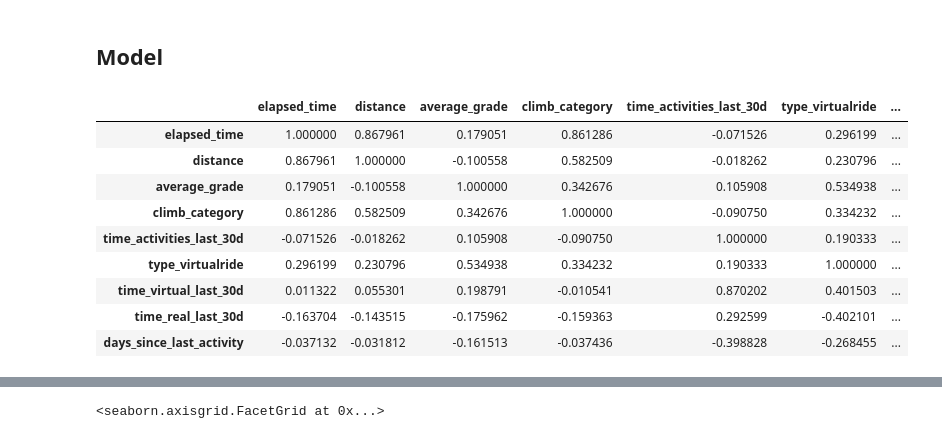
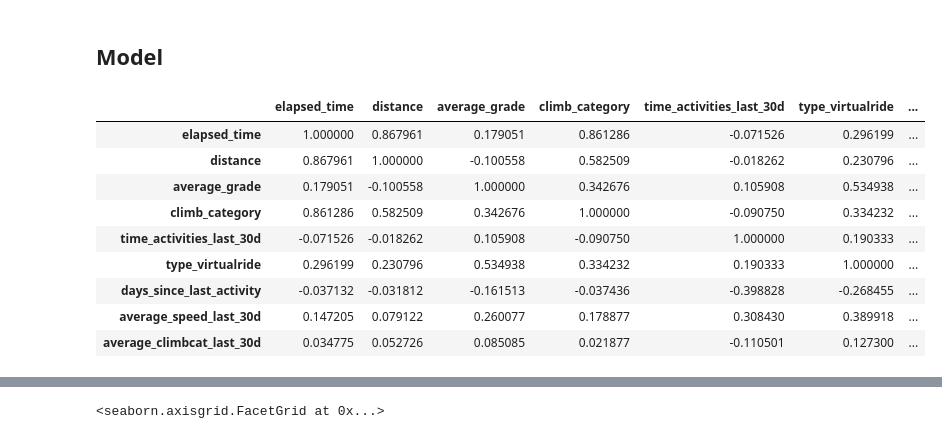
Before and after one commit to vlagache/cycling_travel_time, a Jupyter notebook: notebooks_explanations/model.ipynb, the cells around one changed output, grey strips where cells are left out. Drawn from its saved outputs; the diff is of its cells as text; code cells hidden in the pictures.

```diff
--- a/notebooks_explanations/model.ipynb
+++ b/notebooks_explanations/model.ipynb
@@ -89,18 +92,18 @@ train_set
 # %% [markdown]
 ## Model
 # %%
-columns = ['elapsed_time','distance','average_grade','climb_category','time_activities_last_30d','type_virtualride','time_virtual_last_30d','time_real_last_30d','days_since_last_activity']
+columns = ['elapsed_time','distance','average_grade','climb_category','time_activities_last_30d','type_virtualride','days_since_last_activity','average_speed_last_30d','average_climbcat_last_30d']
 corrmat = train_set[columns].corr()
 corrmat
 # %% [output]
 |  | elapsed_time | distance | average_grade | climb_category | time_activities_last_30d | type_virtualride | ... |
 | elapsed_time | 1.000000 | 0.867961 | 0.179051 | 0.861286 | -0.071526 | 0.296199 | ... |
 | distance | 0.867961 | 1.000000 | -0.100558 | 0.582509 | -0.018262 | 0.230796 | ... |
 | average_grade | 0.179051 | -0.100558 | 1.000000 | 0.342676 | 0.105908 | 0.534938 | ... |
 | climb_category | 0.861286 | 0.582509 | 0.342676 | 1.000000 | -0.090750 | 0.334232 | ... |
 | time_activities_last_30d | -0.071526 | -0.018262 | 0.105908 | -0.090750 | 1.000000 | 0.190333 | ... |
 | type_virtualride | 0.296199 | 0.230796 | 0.534938 | 0.334232 | 0.190333 | 1.000000 | ... |
-| time_virtual_last_30d | 0.011322 | 0.055301 | 0.198791 | -0.010541 | 0.870202 | 0.401503 | ... |
-| time_real_last_30d | -0.163704 | -0.143515 | -0.175962 | -0.159363 | 0.292599 | -0.402101 | ... |
 | days_since_last_activity | -0.037132 | -0.031812 | -0.161513 | -0.037436 | -0.398828 | -0.268455 | ... |
+| average_speed_last_30d | 0.147205 | 0.079122 | 0.260077 | 0.178877 | 0.308430 | 0.389918 | ... |
+| average_climbcat_last_30d | 0.034775 | 0.052726 | 0.085085 | 0.021877 | -0.110501 | 0.127300 | ... |
 # %%
```
Also changed, not shown: parts of 36 cells of this notebook, 4 other files.
